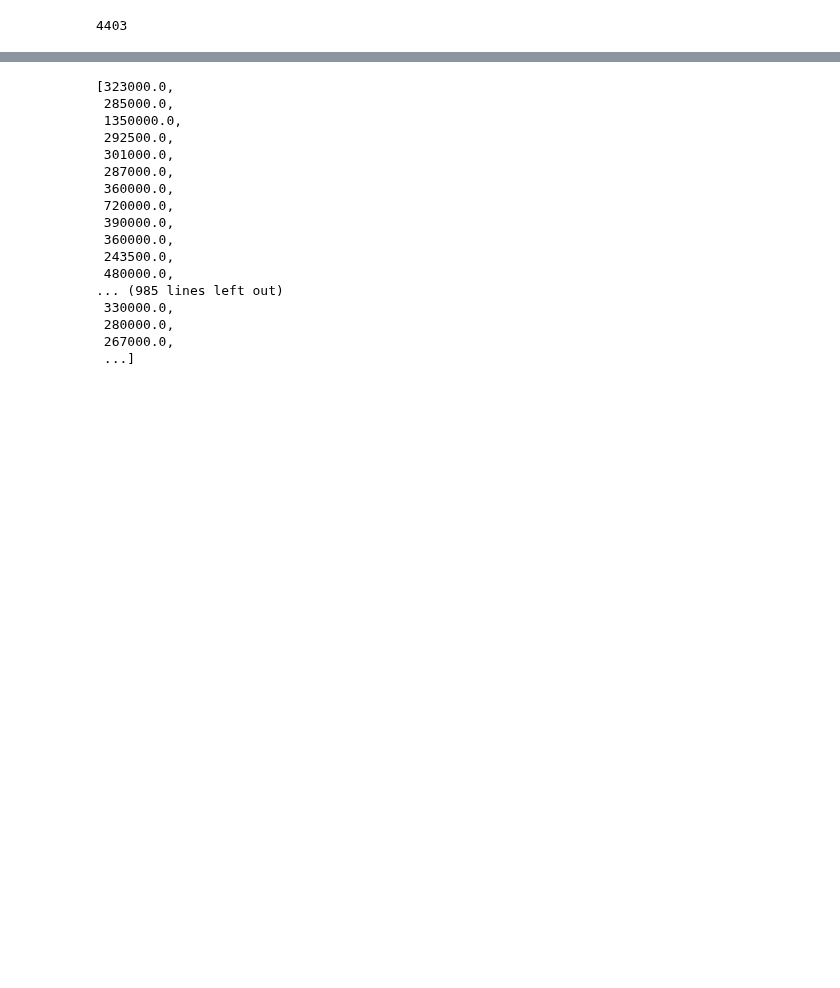
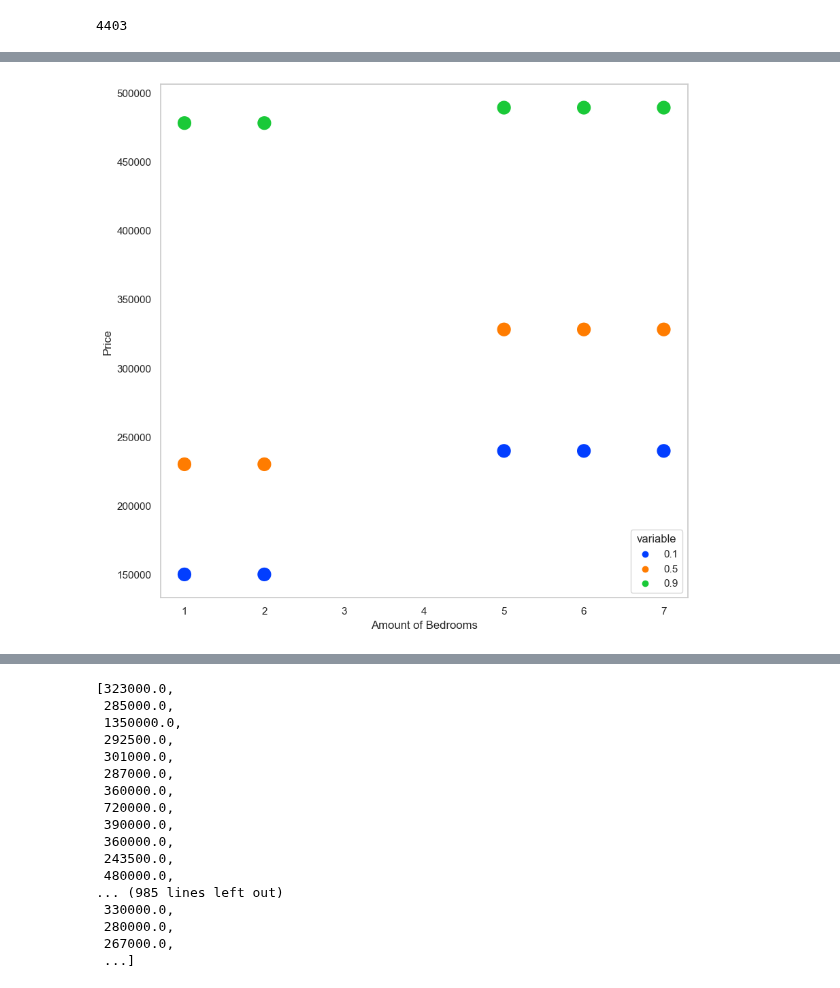
Before and after one commit to ruth-maker/file, a Jupyter notebook: House sales.ipynb, the cells around one changed output, grey strips where cells are left out. Drawn from its saved outputs; the diff is of its cells as text; code cells hidden in the pictures; blank space fills up the shorter version.

```diff
--- a/House sales.ipynb
+++ b/House sales.ipynb
@@ -1259,0 +1270,13 @@ plt.show()
+# %%
+classifiers = {}
+for tau in [0.1, 0.5, 0.9]:
+    clf = LGBMRegressor(objective='quantile', alpha=tau)
+    clf.fit(X_train, y_train)
+    preds = pd.DataFrame(clf.predict(X_test), columns = [str(tau)])
+    classifiers[str(tau)] = {'clf': clf, 'predictions': preds}
+# %%
+Quantile_regression = pd.DataFrame({'Amount of Bedrooms': X_test.reset_index()['Amount of Bedrooms'],
+              '0.1': classifiers['0.1']['predictions']['0.1'],
+              '0.5': classifiers['0.5']['predictions']['0.5'],
+              '0.9': classifiers['0.9']['predictions']['0.9'],
+              'Price': y_test.reset_index()['Price']})
@@ -1259,0 +1299,4 @@ plt.show()
+# %%
+melted_data = pd.melt(Quantile_regression, id_vars=['Amount of Bedrooms'])
+melted_data = melted_data.dropna()
+melted_data = melted_data.drop(range(1323,1764))
@@ -1259,0 +1320,14 @@ plt.show()
+# %%
+plt.rcParams.update({'font.size': 10, 'figure.dpi':100})
+sns.scatterplot(data=melted_data,
+                x="Amount of Bedrooms",
+                y='value',
+                s=250,
+                hue='variable',
+                hue_order=['0.1', '0.5', '0.9'])
+plt.grid(linestyle='-', linewidth=0.2)
+ylabel = plt.ylabel("Price")
+xlabel = plt.xlabel("Amount of Bedrooms")
+plt.gcf().set_size_inches((10,10))
+# %% [output]
+[figure, added]
```
Also changed, not shown: parts of 15 cells of this notebook.
